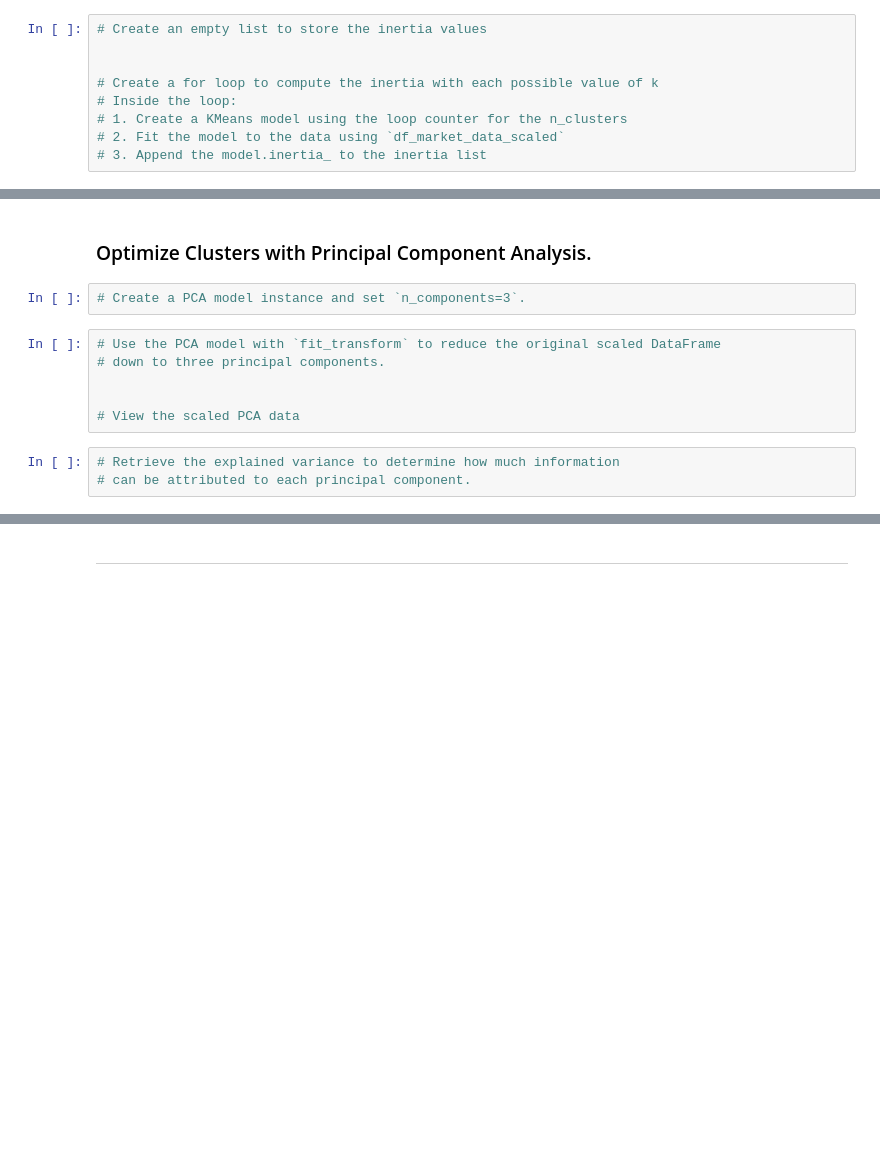
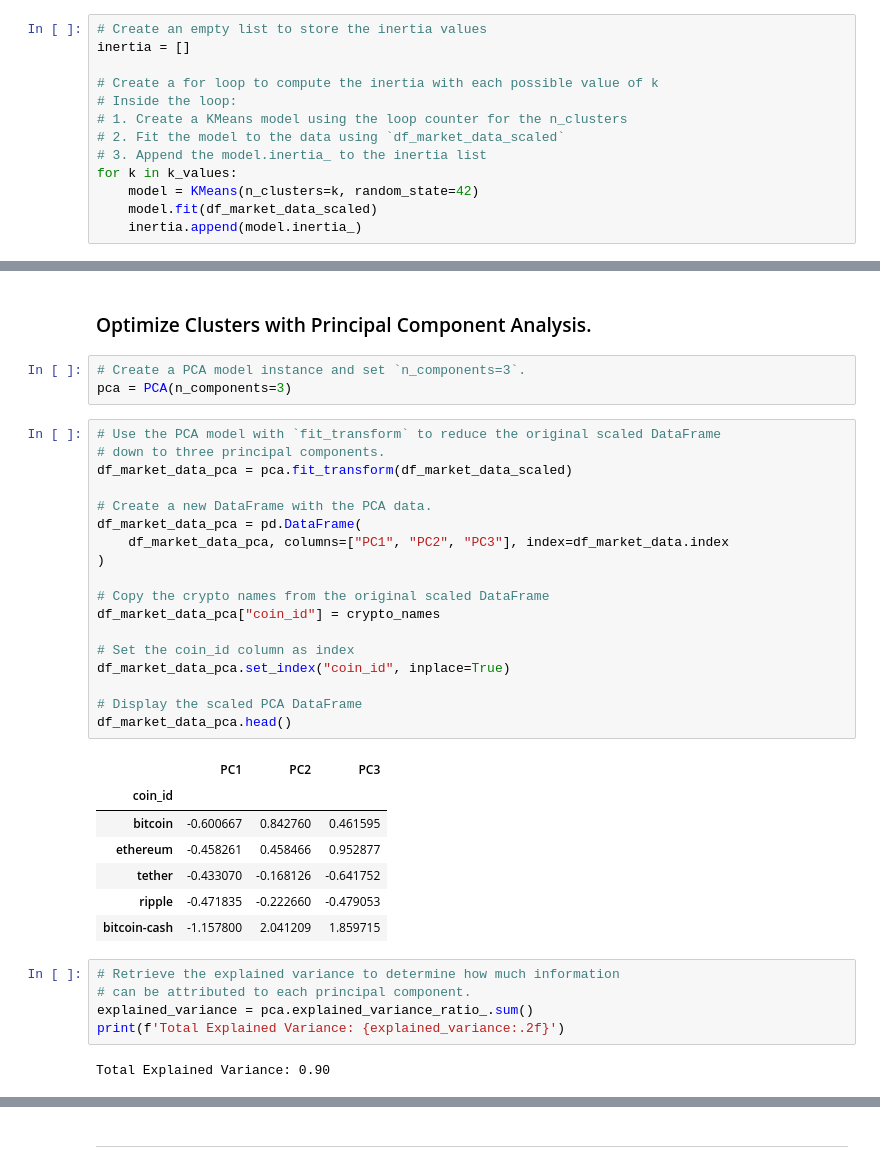
Before and after one commit to Metaferya/CryptoClustering, a Jupyter notebook: Crypto_Clustering.ipynb, the cells around one changed output, grey strips where cells are left out. Drawn from its saved outputs; the diff is of its cells as text; blank space fills up the shorter version.

```diff
--- a/Crypto_Clustering.ipynb
+++ b/Crypto_Clustering.ipynb
@@ -78,11 +91,15 @@ df_market_data.hvplot.line(
 # %%
 # Create an empty list to store the inertia values
-
+inertia = []
 
 # Create a for loop to compute the inertia with each possible value of k
 # Inside the loop:
 # 1. Create a KMeans model using the loop counter for the n_clusters
 # 2. Fit the model to the data using `df_market_data_scaled`
 # 3. Append the model.inertia_ to the inertia list
+for k in k_values:
+    model = KMeans(n_clusters=k, random_state=42)
+    model.fit(df_market_data_scaled)
+    inertia.append(model.inertia_)
 # %%
 # Create a dictionary with the data to plot the Elbow curve
@@ -130,15 +175,40 @@ df_market_data.hvplot.line(
 ### Optimize Clusters with Principal Component Analysis.
 # %%
 # Create a PCA model instance and set `n_components=3`.
+pca = PCA(n_components=3)
-# %%
-# Use the PCA model with `fit_transform` to reduce the original scaled DataFrame
-# down to three principal components.
-
-
-# View the scaled PCA data
+# %%
+# Use the PCA model with `fit_transform` to reduce the original scaled DataFrame
+# down to three principal components.
+df_market_data_pca = pca.fit_transform(df_market_data_scaled)
+
+# Create a new DataFrame with the PCA data.
+df_market_data_pca = pd.DataFrame(
+    df_market_data_pca, columns=["PC1", "PC2", "PC3"], index=df_market_data.index
+)
+
+# Copy the crypto names from the original scaled DataFrame
+df_market_data_pca["coin_id"] = crypto_names
+
+# Set the coin_id column as index
+df_market_data_pca.set_index("coin_id", inplace=True)
+
+# Display the scaled PCA DataFrame
+df_market_data_pca.head()
+# %% [output]
+|  | PC1 | PC2 | PC3 |
+| coin_id |  |  |  |
+| bitcoin | -0.600667 | 0.842760 | 0.461595 |
+| ethereum | -0.458261 | 0.458466 | 0.952877 |
+| tether | -0.433070 | -0.168126 | -0.641752 |
+| ripple | -0.471835 | -0.222660 | -0.479053 |
+| bitcoin-cash | -1.157800 | 2.041209 | 1.859715 |
 # %%
 # Retrieve the explained variance to determine how much information
 # can be attributed to each principal component.
+explained_variance = pca.explained_variance_ratio_.sum()
+print(f'Total Explained Variance: {explained_variance:.2f}')
+# %% [output]
+Total Explained Variance: 0.90
 # %% [markdown]
 #### Answer the following question:
 
```
Also changed, not shown: parts of 29 cells of this notebook, 2 other files.
